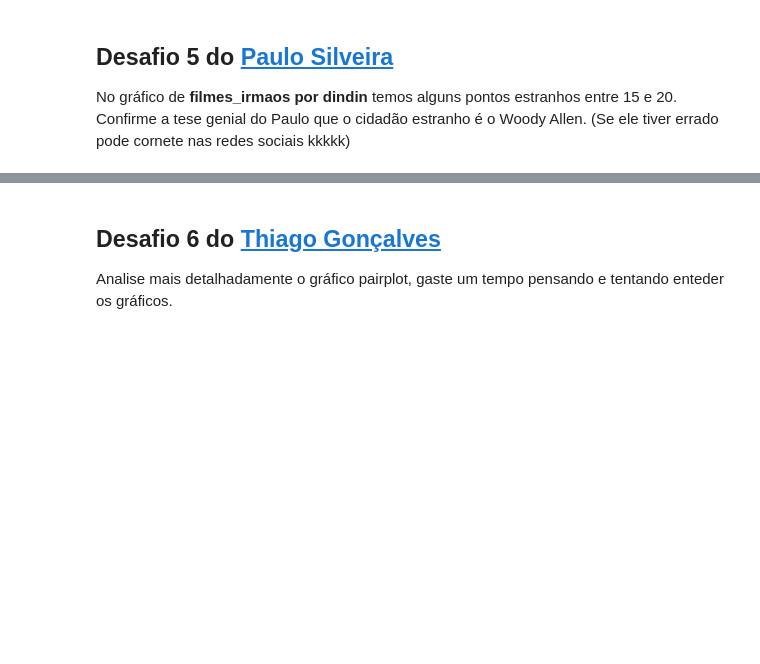
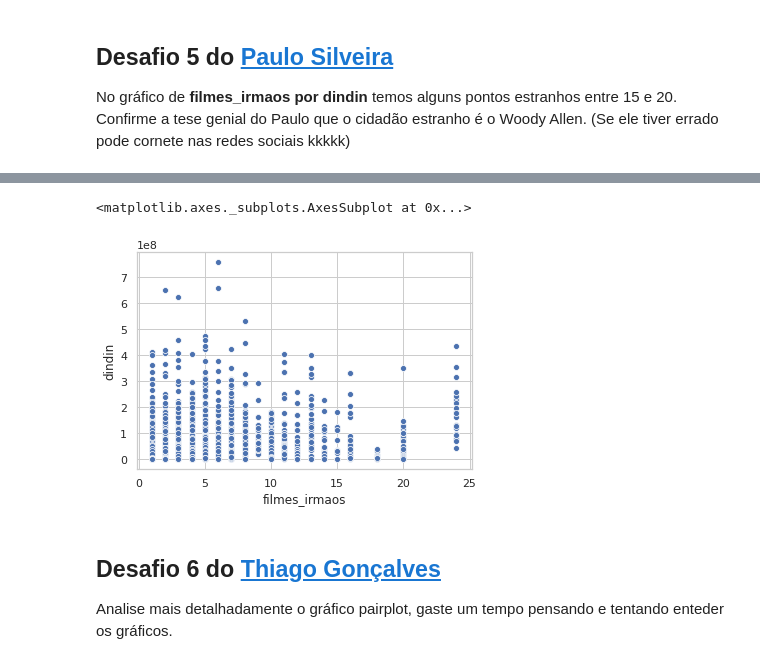
Before and after one commit to itimes-digital/quarentena-dados-alura, a Jupyter notebook: QuarentenaDados_aula03.ipynb, the cells around one changed output, grey strips where cells are left out. Saved outputs shown, nothing was run; the diff lists cells and outputs as text; code cells hidden in the pictures; blank space fills up the shorter version.

```diff
--- a/QuarentenaDados_aula03.ipynb
+++ b/QuarentenaDados_aula03.ipynb
@@ -384,3 +460,9 @@ Quais foram os filmes da decada pré 2° guerra que tiveram muito lucro.
 ## Desafio 5 do [Paulo Silveira](https://twitter.com/paulo_caelum)
 
 No gráfico de **filmes_irmaos por dindin** temos alguns pontos estranhos entre 15 e 20. Confirme a tese genial do Paulo que o cidadão estranho é o Woody Allen. (Se ele tiver errado pode cornete nas redes sociais kkkkk)
+# %%
+filmes_por_diretor = imdb_usa["director_name"].value_counts()
+gross_director = imdb_usa[["director_name", "gross"]].set_index("director_name").join(filmes_por_diretor, on="director_name")
+gross_director.columns=["dindin", "filmes_irmaos"]
+gross_director = gross_director.reset_index()
+gross_director.head()
@@ -387,3 +476,8 @@ No gráfico de **filmes_irmaos por dindin** temos alguns pontos estranhos entre
+# %%
+sns.scatterplot(x="filmes_irmaos", y="dindin", data = gross_director)
+# %% [output]
+<matplotlib.axes._subplots.AxesSubplot at 0x...>
+[figure, added]
 # %% [markdown]
 ## Desafio 6 do [Thiago Gonçalves](https://twitter.com/tgcsantos)
 
```
Also changed, not shown: parts of 9 cells of this notebook.
